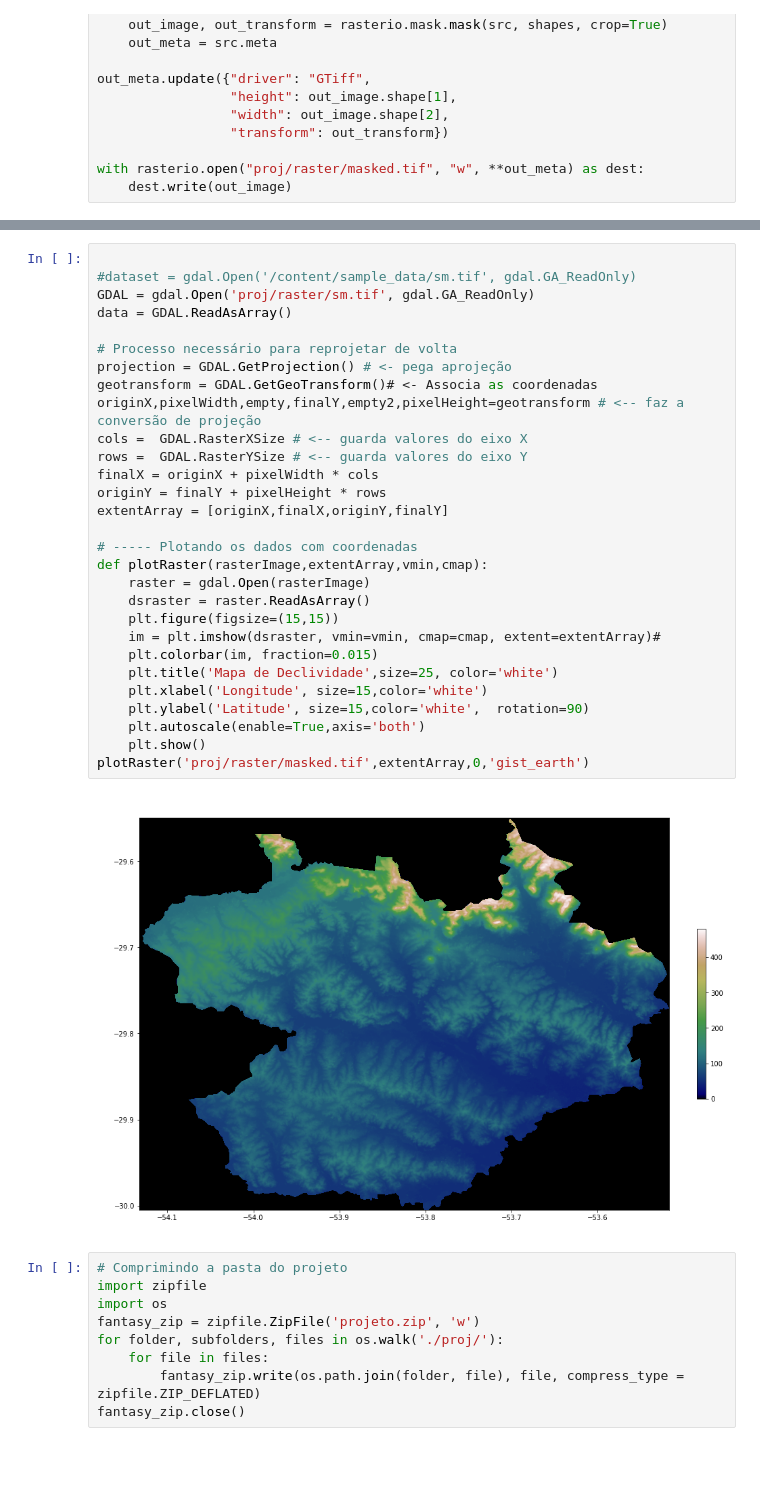
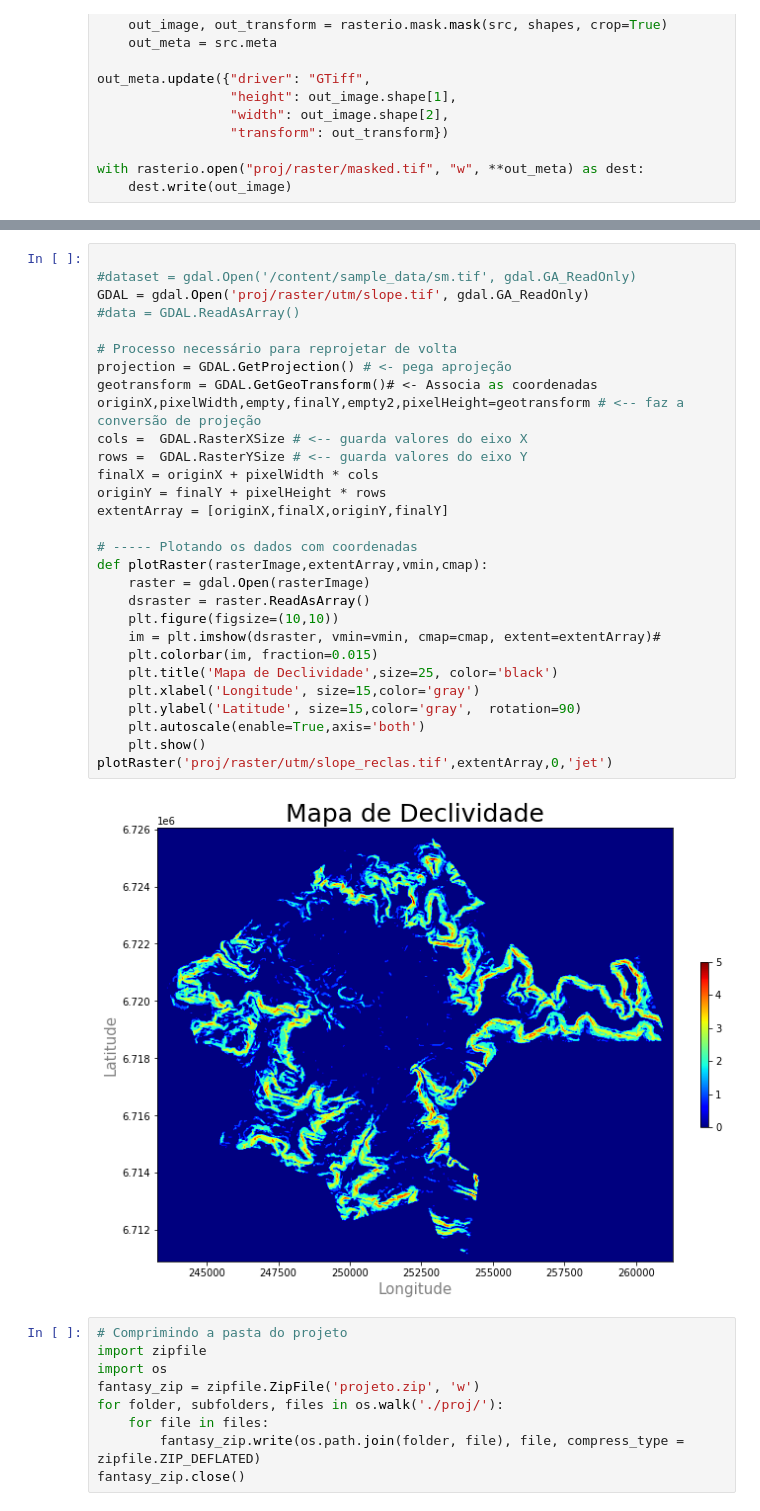
Before and after one commit to sclaudiobr/algoritmos-py, a Jupyter notebook: Geocloud01_Altimetria.ipynb, the cells around one changed output, grey strips where cells are left out. Saved outputs shown, nothing was run; the diff lists cells and outputs as text; blank space fills up the shorter version.

```diff
--- a/Geocloud01_Altimetria.ipynb
+++ b/Geocloud01_Altimetria.ipynb
@@ -92,34 +163,34 @@ rd.SaveGDAL('proj/raster/aspect.tif' , aspect)
 # %%
 
 #dataset = gdal.Open('/content/sample_data/sm.tif', gdal.GA_ReadOnly)
-GDAL = gdal.Open('proj/raster/sm.tif', gdal.GA_ReadOnly)
-data = GDAL.ReadAsArray()
+GDAL = gdal.Open('proj/raster/utm/slope.tif', gdal.GA_ReadOnly)
+#data = GDAL.ReadAsArray()
 
 # Processo necessário para reprojetar de volta
 projection = GDAL.GetProjection() # <- pega aprojeção
 geotransform = GDAL.GetGeoTransform()# <- Associa as coordenadas
 originX,pixelWidth,empty,finalY,empty2,pixelHeight=geotransform # <-- faz a conversão de projeção
 cols =  GDAL.RasterXSize # <-- guarda valores do eixo X
 rows =  GDAL.RasterYSize # <-- guarda valores do eixo Y
 finalX = originX + pixelWidth * cols
 originY = finalY + pixelHeight * rows
 extentArray = [originX,finalX,originY,finalY]
 
 # ----- Plotando os dados com coordenadas
 def plotRaster(rasterImage,extentArray,vmin,cmap):
     raster = gdal.Open(rasterImage)
     dsraster = raster.ReadAsArray()
-    plt.figure(figsize=(15,15))
+    plt.figure(figsize=(10,10))
     im = plt.imshow(dsraster, vmin=vmin, cmap=cmap, extent=extentArray)#
     plt.colorbar(im, fraction=0.015)
-    plt.title('Mapa de Declividade',size=25, color='white')
-    plt.xlabel('Longitude', size=15,color='white')
-    plt.ylabel('Latitude', size=15,color='white',  rotation=90)
+    plt.title('Mapa de Declividade',size=25, color='black')
+    plt.xlabel('Longitude', size=15,color='gray')
+    plt.ylabel('Latitude', size=15,color='gray',  rotation=90)
     plt.autoscale(enable=True,axis='both')
     plt.show()
-plotRaster('proj/raster/masked.tif',extentArray,0,'gist_earth')
+plotRaster('proj/raster/utm/slope_reclas.tif',extentArray,0,'jet')
 # %% [output]
-[figure, old version]
+[figure, new version]
 # %%
 # Comprimindo a pasta do projeto
 import zipfile
```
Also changed, not shown: parts of 14 cells of this notebook.
